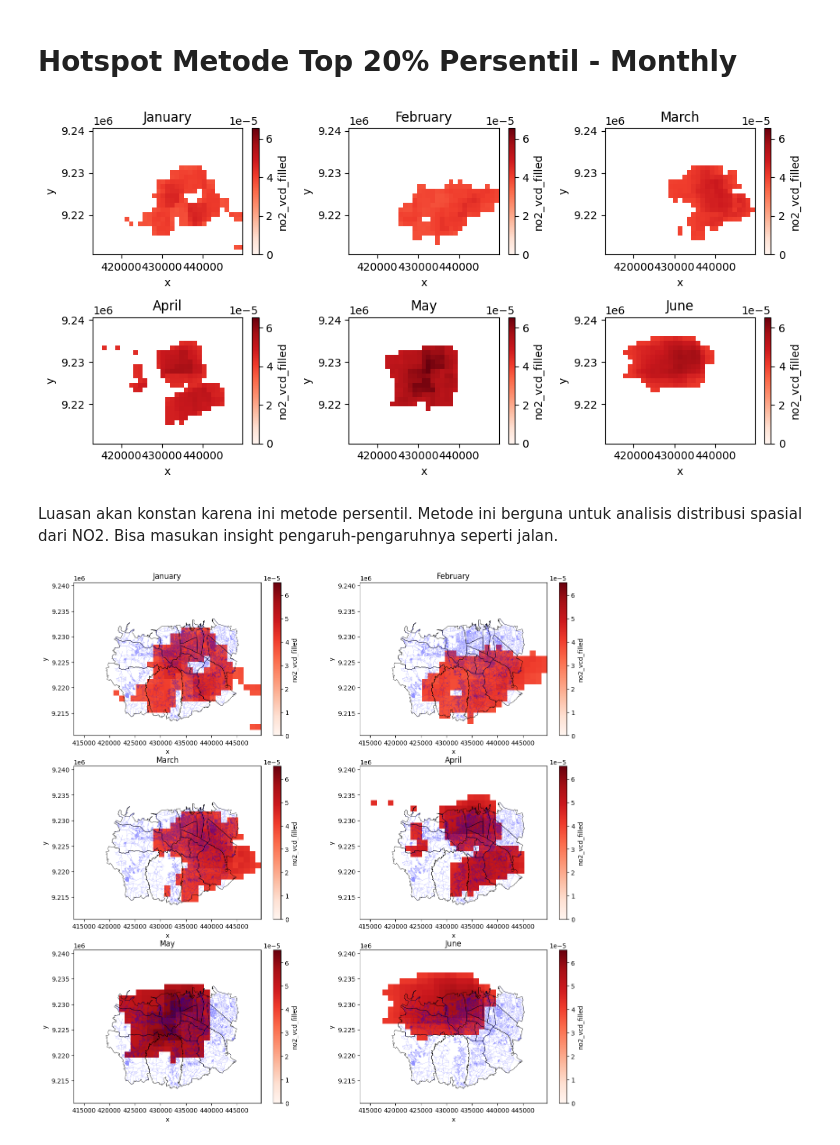
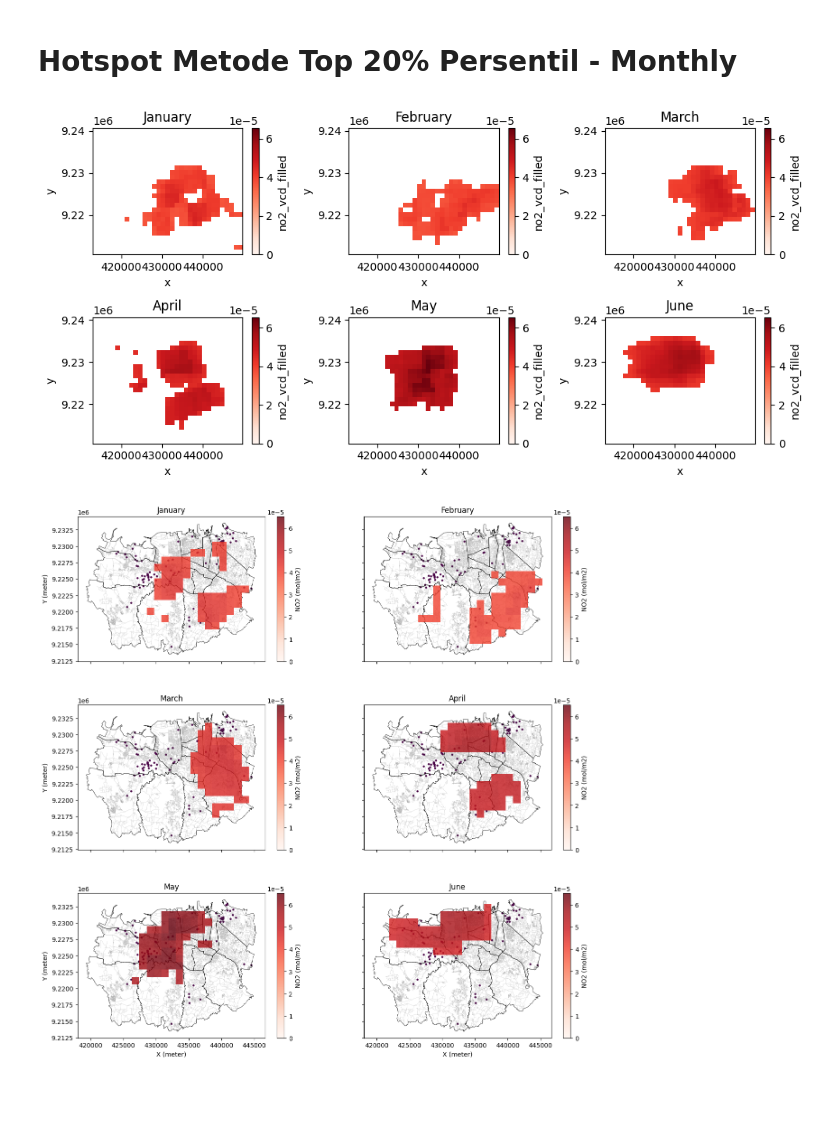
Before and after one commit to nuryuwii-cue/gap_filling_no2_sentinel5p_rfstk, a Jupyter notebook: 04-hotspot_no2_vcd.ipynb, the cells around one changed output. Saved outputs shown, nothing was run; the diff lists cells and outputs as text; code cells hidden in the pictures; blank space fills up the shorter version.

```diff
--- a/04-hotspot_no2_vcd.ipynb
+++ b/04-hotspot_no2_vcd.ipynb
@@ -53,8 +53,6 @@ The metadata for your data is: {'AREA_OR_POINT': 'Area', 'scale_factor': 1.0, 'a
 # %%
 import numpy as np
 import matplotlib.pyplot as plt
-
-monthly_mean = no2_vcd.groupby('time.month').mean(dim='time')
 
 fig, axes = plt.subplots(2, 3, figsize=(10, 5))
 
@@ -73,7 +71,6 @@ for i, ax in enumerate(axes.flatten()):
 
         hotspot_i.plot(
             ax=ax,
-            fontsize=12,
             cmap='Reds',
             vmin=0,
             vmax=np.nanmax(monthly_mean.values)
@@ -86,47 +83,66 @@ for i, ax in enumerate(axes.flatten()):
 plt.tight_layout()
 plt.show()
 # %% [output]
-[figure, old version]
+[figure, new version]
-# %% [markdown]
-Luasan akan konstan karena ini metode persentil. Metode ini berguna untuk analisis distribusi spasial dari NO2. Bisa masukan insight pengaruh-pengaruhnya seperti jalan.
 # %%
 # Import Shapefile Batas Administrasi Semarang
-shapefile_batas = r'D:\Kuliah UNDIP\Semester 7\TA\DATA TA\DATA_DRIVE\Data\SHP\BATAS ADMINISTRASI SEMARANG'
-shapefile_kec = gpd.read_file(os.path.join(shapefile_batas, 'Kec_KotaSemarang.shp'))
+shapefile_batas = r'C:\Users\zaviezra\Documents\UNDIP\TA\02skripsi\02processing\Data\DISTRICT'
+shapefile_kec = gpd.read_file(os.path.join(shapefile_batas, 'district_semarang.shp'))
 
 # Import Shapefile Jalan Semarang
-shapefile_jalan = r'D:\Kuliah UNDIP\Semester 7\TA\DATA TA\DATA_DRIVE\Data\SHP\JALAN SEMARANG'
+shapefile_jalan = r'C:\Users\zaviezra\Documents\UNDIP\TA\02skripsi\02processing\Data\SHP'
 shapefile_jln= gpd.read_file(os.path.join(shapefile_jalan, 'JLN_KotaSemarang.shp'))
+
+shapefile_industri = r'C:\Users\zaviezra\Documents\UNDIP\TA\02skripsi\02processing\Data\SHP'
+shapefile_ind = gpd.read_file(os.path.join(shapefile_industri, 'industry49s.shp'))
 
 shapefile_kec = shapefile_kec.to_crs("EPSG:32749")
 shapefile_jln = shapefile_jln.to_crs("EPSG:32749")
+shapefile_ind = shapefile_ind.to_crs("EPSG:32749")
 
 # Plotting
-fig, axes = plt.subplots(3, 2, figsize=(15, 15))
+fig, axes = plt.subplots(3, 2, figsize=(15, 15), sharex=True, sharey=True)
 month_name = ['January', 'February', 'March', 'April', 'May', 'June']
+minx, miny, maxx, maxy = shapefile_kec.total_bounds
+margin_x = (maxx - minx) * 0.05
+margin_y = (maxy - miny) * 0.05
 for i, ax in enumerate(axes.flatten()):
     if i < len(month_name):
         month_i = monthly_mean.sel(month=i+1)
+        month_i = month_i.rio.clip(shapefile_kec.geometry, shapefile_kec.crs, drop=True)
 
         # threshold P80
         data = month_i.values.flatten()
         data = data[~np.isnan(data)]
         p80 = np.percentile(data, 80)
 
         hotspot_i = month_i.where(month_i >= p80)
 
         hotspot_i.plot(
             ax=ax,
             cmap='Reds',
             vmin=0,
-            vmax=np.nanmax(monthly_mean.values)
+            vmax=np.nanmax(monthly_mean.values),
+            alpha=0.8,
+            zorder=4,
+            cbar_kwargs={'label': 'NO2 (mol/m2)'}
         )
 
-        shapefile_kec.boundary.plot(ax=ax, edgecolor='black', linewidth=0.5)
-        shapefile_jln.plot(ax=ax, color='blue', linewidth=0.1)
+        shapefile_kec.boundary.plot(ax=ax, edgecolor='black', linewidth=0.5, zorder=3)
+        shapefile_jln.plot(ax=ax, color="#505050", linewidth=0.1, zorder=2)
+        shapefile_ind.plot(ax=ax, color="#460043", markersize=5, zorder=1)
+        ax.set_title(month_name[i])
 
-        ax.set_title(month_name[i])
+        ax.set_xlabel("X (meter)")
+        ax.set_ylabel("Y (meter)")
+        ax.label_outer()
+        ax.set_xlim(minx - margin_x, maxx + margin_x)
+        ax.set_ylim(miny - margin_y, maxy + margin_y)
+        ax.set_aspect('equal')
     else:
         ax.axis('on')
+
+plt.subplots_adjust(wspace=0.2, hspace=0.3)
+plt.show()
 # %% [output]
-[figure, old version]
+[figure, new version]
```
Also changed, not shown: parts of 13 cells of this notebook.
